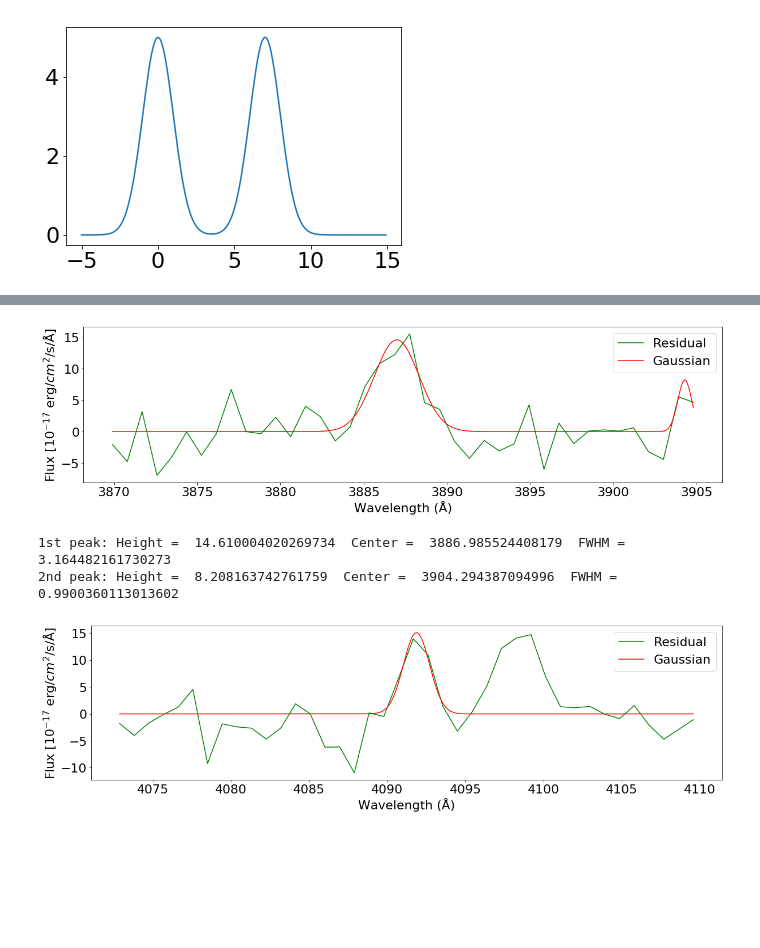
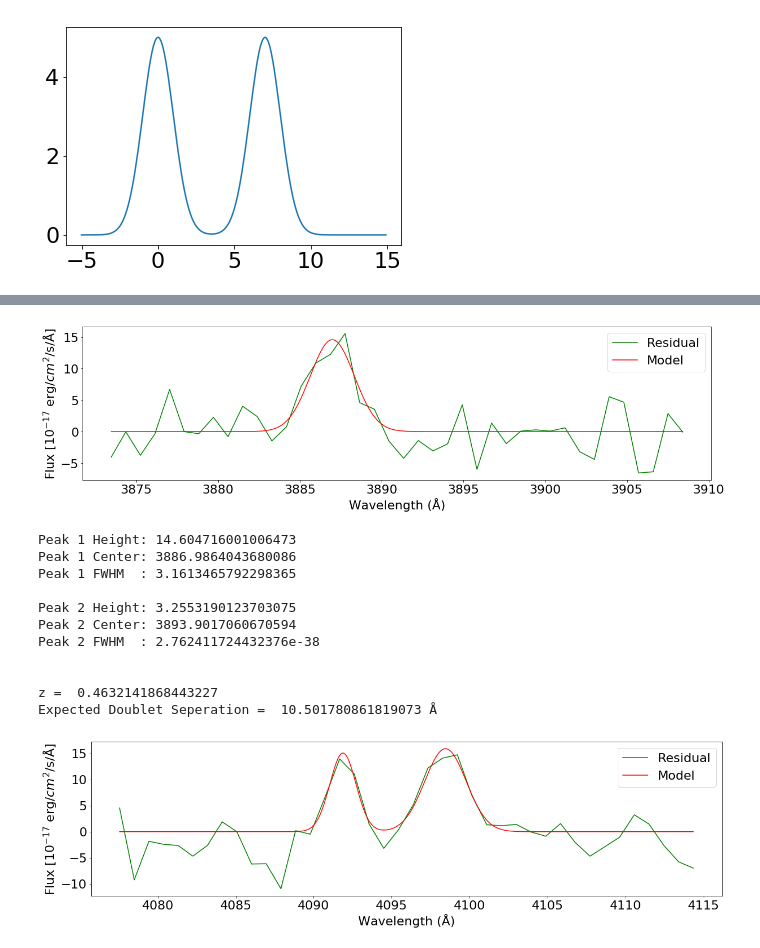
Before and after one commit to LNapolitano/QSO_AB, a Jupyter notebook: Mean_Filter_alg.ipynb, the cells around one changed output, grey strips where cells are left out. Cells and saved outputs as stored; diff of their text form; code cells hidden in the pictures; blank space fills up the shorter version.

Commit message:
Investigating 2 gaussian fits

```diff
--- a/Mean_Filter_alg.ipynb
+++ b/Mean_Filter_alg.ipynb
@@ -206,22 +206,32 @@ sub_region_size=20
 
 #determing the correct values of the offset to try will be important
 #some basic bounds from observability constraints (i.e. z_abs<z_em)
-peak_offset=14
+#also what is the precision we want to test this to?
+#could we determine offset depending on wavelength we are currently at compared to rest if its Mg-II?
+#peak_offset=14
+
+# Mg_ii lines 2796.3543 and 2803.5315
+rest_frame_sep=7.1772
 
 for i in peaks[0]:
+    #determine redshift if this is an Mg-II feature
+    z=x_spc[i]/2796.3543-1
+    print("z = ",z)
+    line_sep=rest_frame_sep*(1+z)
+    print("Expected Doublet Seperation = ",line_sep,"Å")
+
     #define subregion in x and y
-    x_reg=x_spc[i-sub_region_size:i+sub_region_size]
-    y_reg=residual[i-sub_region_size:i+sub_region_size]
+    hpo=int(line_sep/2)
+    x_reg=x_spc[i-sub_region_size+hpo:i+sub_region_size+hpo]
+    y_reg=residual[i-sub_region_size+hpo:i+sub_region_size+hpo]
 
-    #fit a gaussian using priors of amplitude=max in region and center=peak location
-    model = modeling.models.Gaussian1D(amplitude=np.nanmax(y_reg),mean=np.average(x_reg),stddev=1)+modeling.models.Gaussian1D(amplitude=np.nanmax(y_reg),mean=14+np.average(x_reg),stddev=1)
+    #fit two gaussians seperated by peak_offset using priors of amplitude=max in region and mean=peak location
+    model = modeling.models.Gaussian1D(amplitude=np.nanmax(y_reg),mean=np.average(x_reg)-hpo,stddev=1)
+
+    #second gaussian has mean = peak location + peak_offset
+    model = model+modeling.models.Gaussian1D(amplitude=np.nanmax(y_reg),mean=np.average(x_reg)+hpo,stddev=1)
 
     fitted_model = fitter(model=model, x=x_reg, y=y_reg)
-
-
-    #errors from covariance matrix
-    #(errors get harder with two model components, will need to re-examine how to determine)
-    #cov_diag = np.diag(fitter.fit_info['param_cov'])
 
     #define fine x_region to plot gaussian
     x_lins=np.linspace(x_reg[0],x_reg[-1],10000)
@@ -229,11 +239,38 @@ for i in peaks[0]:
 
     plt.plot(x_reg,y_reg,c='g',label='Residual')
     #plt.plot(x_reg,m_reg)
-    plt.plot(x_lins,fitted_model(x_lins),c='r',label='Gaussian')
+    plt.plot(x_lins,fitted_model(x_lins),c='r',label='Model')
     plt.xlabel('Wavelength (Å)')
     plt.ylabel('Flux [$10^{-17}$ erg/$cm^2$/s/Å]')
     plt.legend()
     plt.show()
-    print('1st peak: Height = ',fitted_model.parameters[0],' Center = ',fitted_model.parameters[1],' FWHM = ',2.355*fitted_model.parameters[2])
-    print('2nd peak: Height = ',fitted_model.parameters[3],' Center = ',fitted_model.parameters[4],' FWHM = ',2.355*fitted_model.parameters[5])
+
+    #errors from covariance matrix
+    #fits where the second gaussian is non-existant don't populate a covariance matrix which throws a error here
+    #definitely a cleaner approach is possible
+    #if it falls to create the covariance matrix is that reason enough to toss it? This data would suggest yes
+    try:
+        cov_diag = np.diag(fitter.fit_info['param_cov'])
+    except:
+        print('Peak 1 Height: {} '.format(fitted_model.parameters[0]))
+        print('Peak 1 Center: {} '.format(fitted_model.parameters[1]))
+        print('Peak 1 FWHM  : {} '.format(2.35*fitted_model.parameters[2]))
+        print()
+        print('Peak 2 Height: {} '.format(fitted_model.parameters[3]))
+        print('Peak 2 Center: {} '.format(fitted_model.parameters[4]))
+        print('Peak 2 FWHM  : {} '.format(2.35*fitted_model.parameters[5]))
+        print()
+        print()
+        continue
+    cov_diag = np.diag(fitter.fit_info['param_cov'])
+
+    print('Peak 1 Height: {} +\- {}'.format(fitted_model.parameters[0], np.sqrt(cov_diag[0])))
+    print('Peak 1 Center: {} +\- {}'.format(fitted_model.parameters[1], np.sqrt(cov_diag[1])))
+    print('Peak 1 FWHM  : {} +\- {}'.format(2.35*fitted_model.parameters[2], 2.35*np.sqrt(cov_diag[2])))
+    print()
+    print('Peak 2 Height: {} +\- {}'.format(fitted_model.parameters[3], np.sqrt(cov_diag[3])))
+    print('Peak 2 Center: {} +\- {}'.format(fitted_model.parameters[4], np.sqrt(cov_diag[4])))
+    print('Peak 2 FWHM  : {} +\- {}'.format(2.35*fitted_model.parameters[5], 2.35*np.sqrt(cov_diag[5])))
+    print()
+    print()
 # %% [output]
@@ -241,4 +279,13 @@ WARNING: The fit may be unsuccessful; check fit_info['message'] for more informa
-[figure, old version]
+[figure, new version]
-1st peak: Height =  14.610004020269734  Center =  3886.985524408179  FWHM =  3.164482161730273
-2nd peak: Height =  8.208163742761759  Center =  3904.294387094996  FWHM =  0.9900360113013602
+Peak 1 Height: 14.604716001006473
+Peak 1 Center: 3886.9864043680086
+Peak 1 FWHM  : 3.1613465792298365
+
+Peak 2 Height: 3.2553190123703075
+Peak 2 Center: 3893.9017060670594
+Peak 2 FWHM  : 2.762411724432376e-38
+
+
+z =  0.4632141868443227
+Expected Doublet Seperation =  10.501780861819073 Å
-[figure, old version]
+[figure, new version]
```
Also changed, not shown: parts of 1 cell of this notebook.
